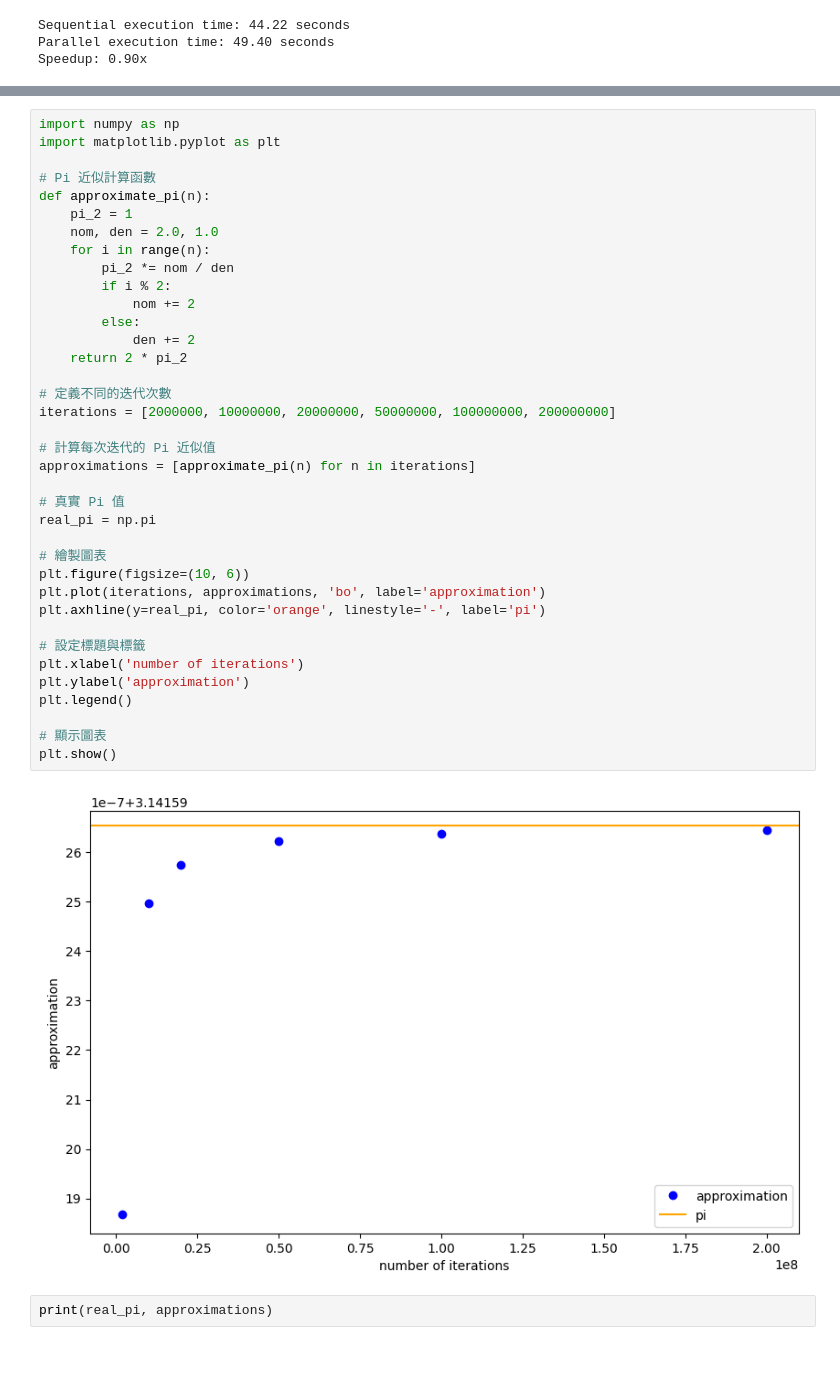
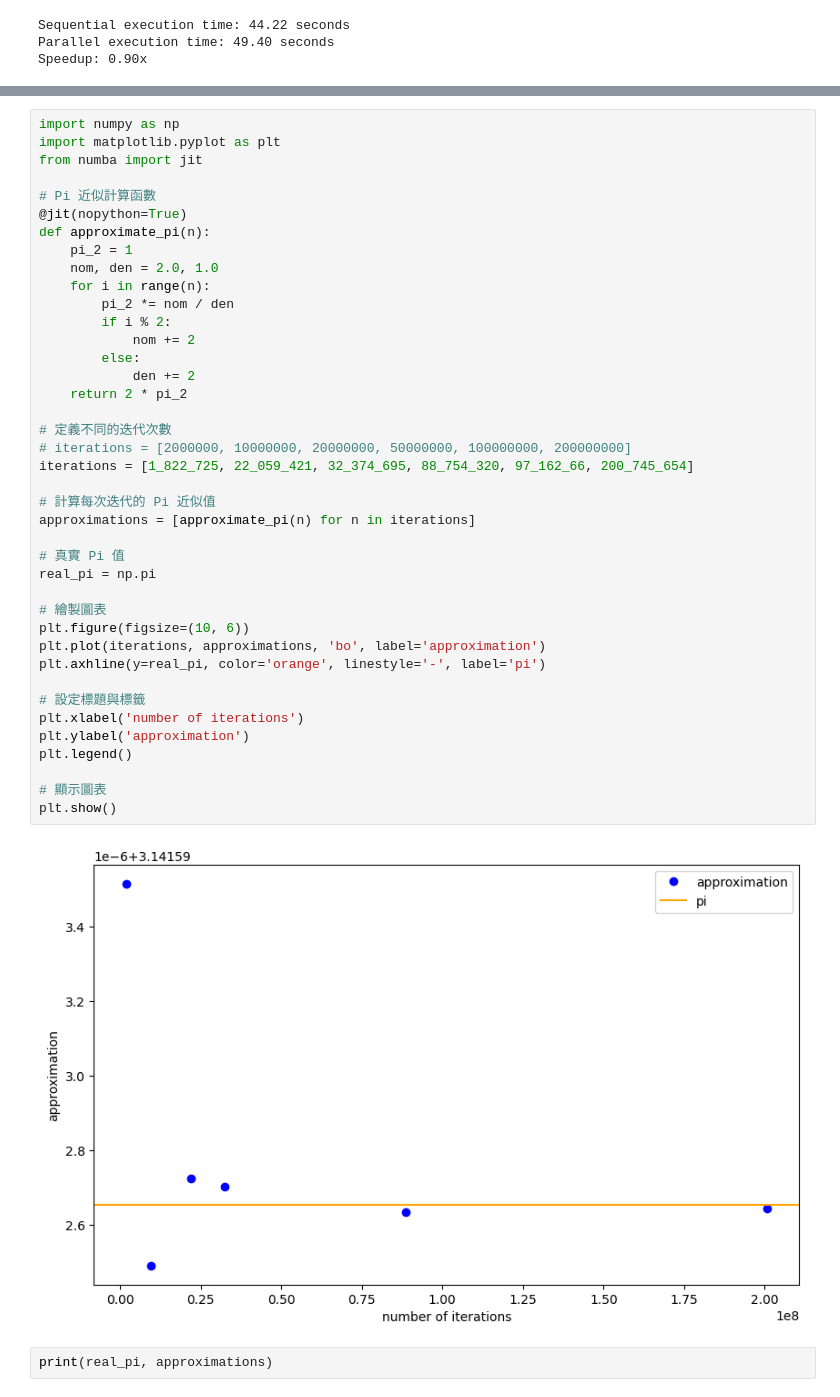
Before and after one commit to IEn-Lee/DSSS_WS24-25_exercise10, a Jupyter notebook: HW10.ipynb, the cells around one changed output, grey strips where cells are left out. Drawn from its saved outputs; the diff is of its cells as text; blank space fills up the shorter version.

```diff
--- a/HW10.ipynb
+++ b/HW10.ipynb
@@ -169,42 +169,45 @@ Improvement: 95.58% faster
 # %%
 import numpy as np
 import matplotlib.pyplot as plt
+from numba import jit
 
 # Pi 近似計算函數
+@jit(nopython=True)
 def approximate_pi(n):
     pi_2 = 1
     nom, den = 2.0, 1.0
     for i in range(n):
         pi_2 *= nom / den
         if i % 2:
             nom += 2
         else:
             den += 2
     return 2 * pi_2
 
 # 定義不同的迭代次數
-iterations = [2000000, 10000000, 20000000, 50000000, 100000000, 200000000]
+# iterations = [2000000, 10000000, 20000000, 50000000, 100000000, 200000000]
+iterations = [1_822_725, 22_059_421, 32_374_695, 88_754_320, 97_162_66, 200_745_654]
 
 # 計算每次迭代的 Pi 近似值
 approximations = [approximate_pi(n) for n in iterations]
 
 # 真實 Pi 值
 real_pi = np.pi
 
 # 繪製圖表
 plt.figure(figsize=(10, 6))
 plt.plot(iterations, approximations, 'bo', label='approximation')
 plt.axhline(y=real_pi, color='orange', linestyle='-', label='pi')
 
 # 設定標題與標籤
 plt.xlabel('number of iterations')
 plt.ylabel('approximation')
 plt.legend()
 
 # 顯示圖表
 plt.show()
 # %% [output]
-[figure, old version]
+[figure, new version]
 # %%
 print(real_pi, approximations)
 # %% [output]
```
Also changed, not shown: parts of 1 cell of this notebook.
